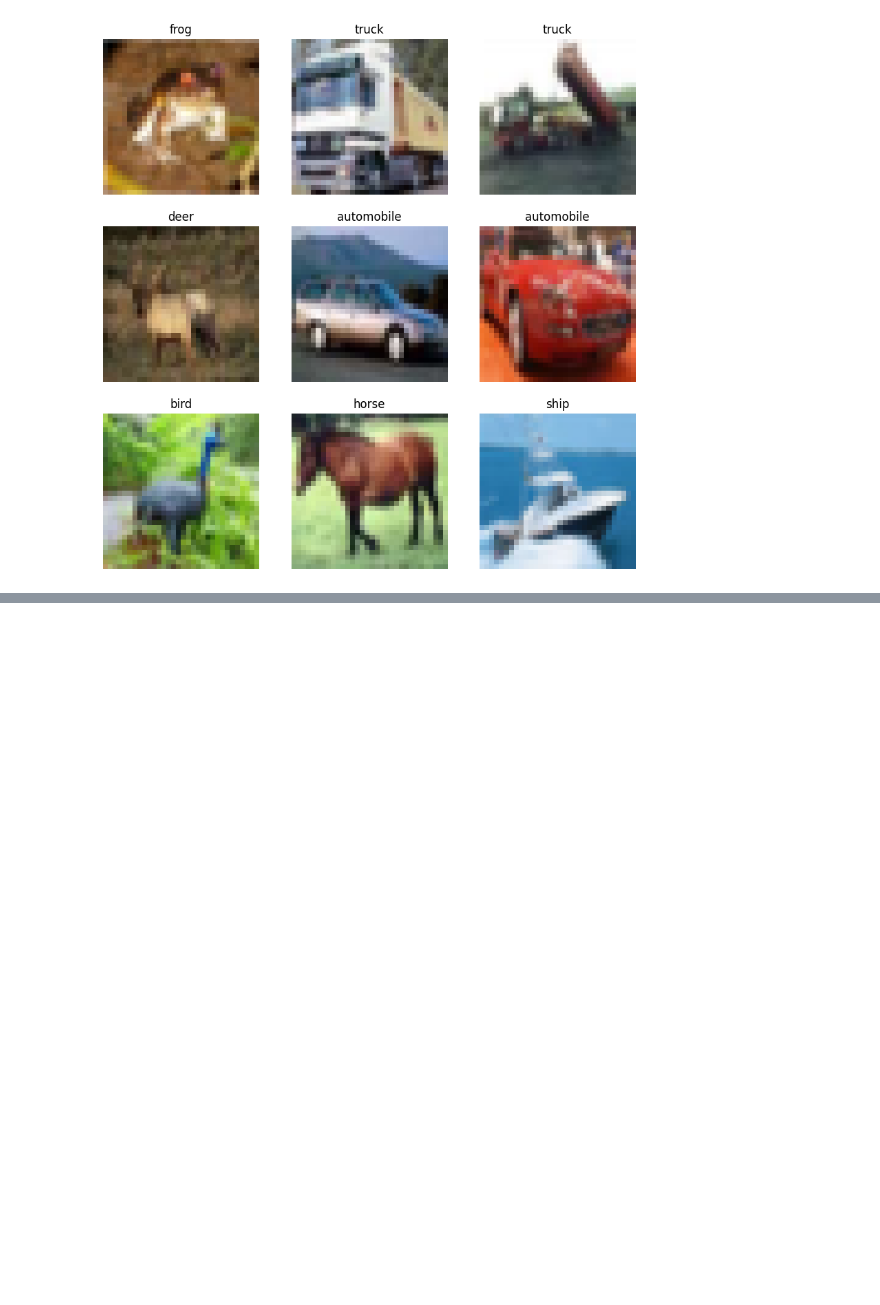
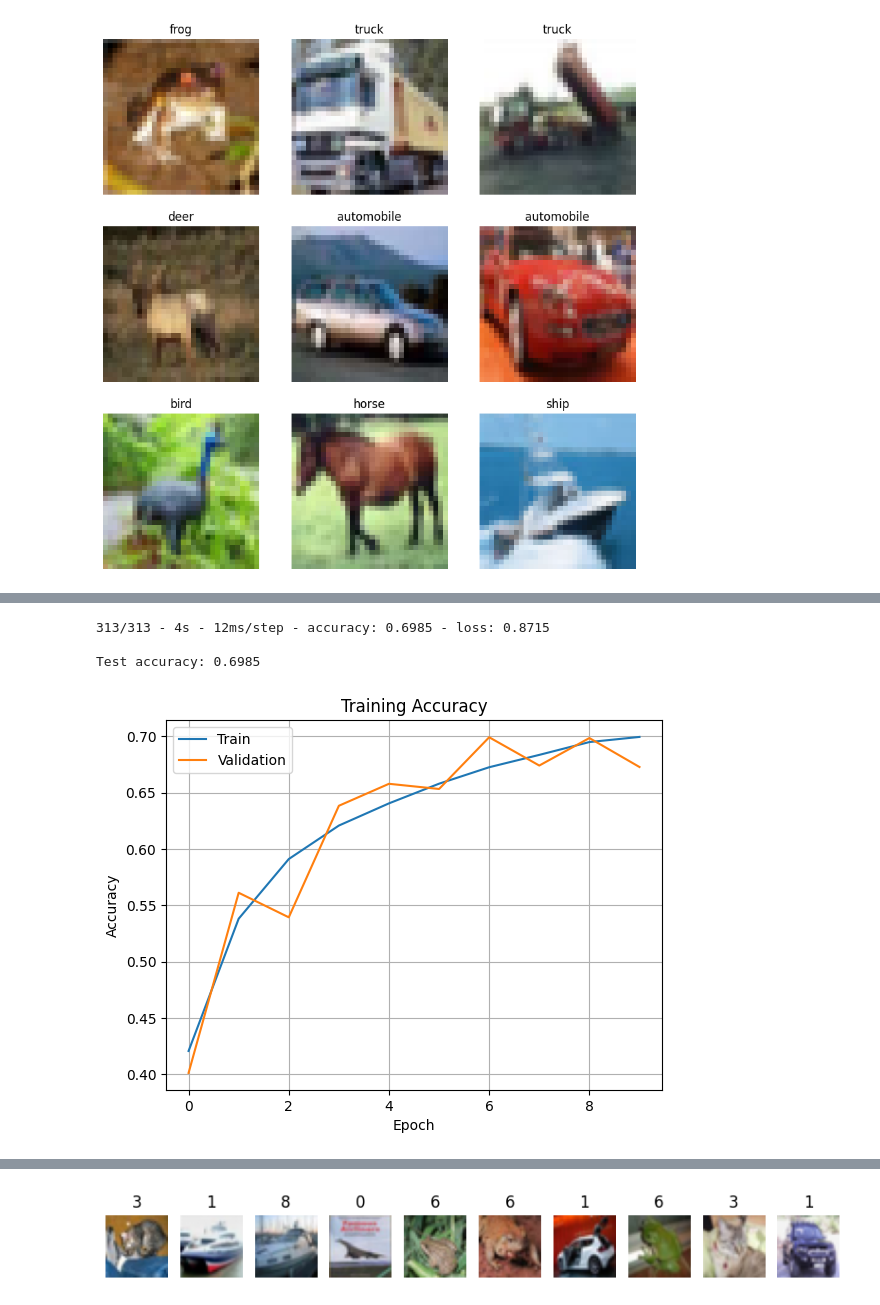
Before and after one commit to ChienIKao/CNN-Assignment-2025, a Jupyter notebook: ACS110126_CNN_Assignment.ipynb, the cells around one changed output, grey strips where cells are left out. Drawn from its saved outputs; the diff is of its cells as text; code cells hidden in the pictures; blank space fills up the shorter version.

```diff
--- a/ACS110126_CNN_Assignment.ipynb
+++ b/ACS110126_CNN_Assignment.ipynb
@@ -48,18 +47,21 @@ datagen.fit(train_images)
 # %%
 # Step 4: Build the CNN Model
 model = models.Sequential([
-    layers.Conv2D(32, (3, 3), activation='relu', input_shape=(32, 32, 3)),
+    layers.Conv2D(32, (3, 3), activation='relu', padding='same', input_shape=(32, 32, 3)),
     layers.BatchNormalization(),
     layers.MaxPooling2D((2, 2)),
 
-    layers.Conv2D(64, (3, 3), activation='relu'),
+    layers.Conv2D(64, (3, 3), activation='relu', padding='same'),
     layers.BatchNormalization(),
     layers.MaxPooling2D((2, 2)),
 
-    layers.Conv2D(64, (3, 3), activation='relu'),  # 額外加的一層
+    layers.Conv2D(128, (3, 3), activation='relu', padding='same'),
+    layers.BatchNormalization(),
+    layers.MaxPooling2D((2, 2)),
+
     layers.Flatten(),
     layers.Dense(128, activation='relu'),
-    layers.Dropout(0.4),
+    layers.Dropout(0.3),
     layers.Dense(10, activation='softmax')
 ])
 # Display model summary
@@ -88,18 +90,18 @@ Model: "sequential_7"
  Non-trainable params: 192 (768.00 B)
 # %%
 # Step 5: Compile the Model
-model.compile(optimizer=Adam(learning_rate=0.001),
+model.compile(optimizer=Adam(learning_rate=0.0005),
               loss='sparse_categorical_crossentropy',
               metrics=['accuracy'])
 # %%
 # Step 6: Train the Model
-early_stop = EarlyStopping(patience=2, restore_best_weights=True)
+early_stop = EarlyStopping(patience=3, restore_best_weights=True)
+
 history = model.fit(
     datagen.flow(train_images, train_labels, batch_size=64),
     validation_data=(test_images, test_labels),
-    epochs=10,
+    epochs=15,
     callbacks=[early_stop],
-    verbose=2
 )
 # %% [output]
 Epoch 1/10
@@ -109,25 +128,30 @@ Epoch 2/10
 # Step 7: Evaluate the Model
 test_loss, test_acc = model.evaluate(test_images, test_labels, verbose=2)
 print(f"\nTest accuracy: {test_acc:.4f}")
+# %% [output]
+313/313 - 4s - 12ms/step - accuracy: 0.6985 - loss: 0.8715
+
+Test accuracy: 0.6985
 # %%
-
 # Step 8: Plot Training and Validation Accuracy
-# 訓練過程
-plt.plot(history.history['accuracy'], label='Train Acc')
-plt.plot(history.history['val_accuracy'], label='Val Acc')
-plt.title('Accuracy Curve')
+# 準確率曲線
+plt.plot(history.history['accuracy'], label='Train')
+plt.plot(history.history['val_accuracy'], label='Validation')
+plt.title('Training Accuracy')
 plt.xlabel('Epoch')
 plt.ylabel('Accuracy')
 plt.legend()
 plt.grid(True)
 plt.show()
 
-# 預測展示
+# 預測圖片
 predictions = model.predict(test_images[:10])
 plt.figure(figsize=(10, 2))
 for i in range(10):
-    plt.subplot(1, 10, i+1)
+    plt.subplot(1, 10, i + 1)
     plt.imshow(test_images[i])
     plt.title(np.argmax(predictions[i]))
     plt.axis('off')
 plt.show()
+# %% [output]
+[figure, added]
@@ -134,3 +159,4 @@ plt.show()
+[figure, added]
 # %%
 # Step 9: Make Predictions
 predictions = model.predict(test_images[:5])
```
Also changed, not shown: parts of 7 cells of this notebook.
